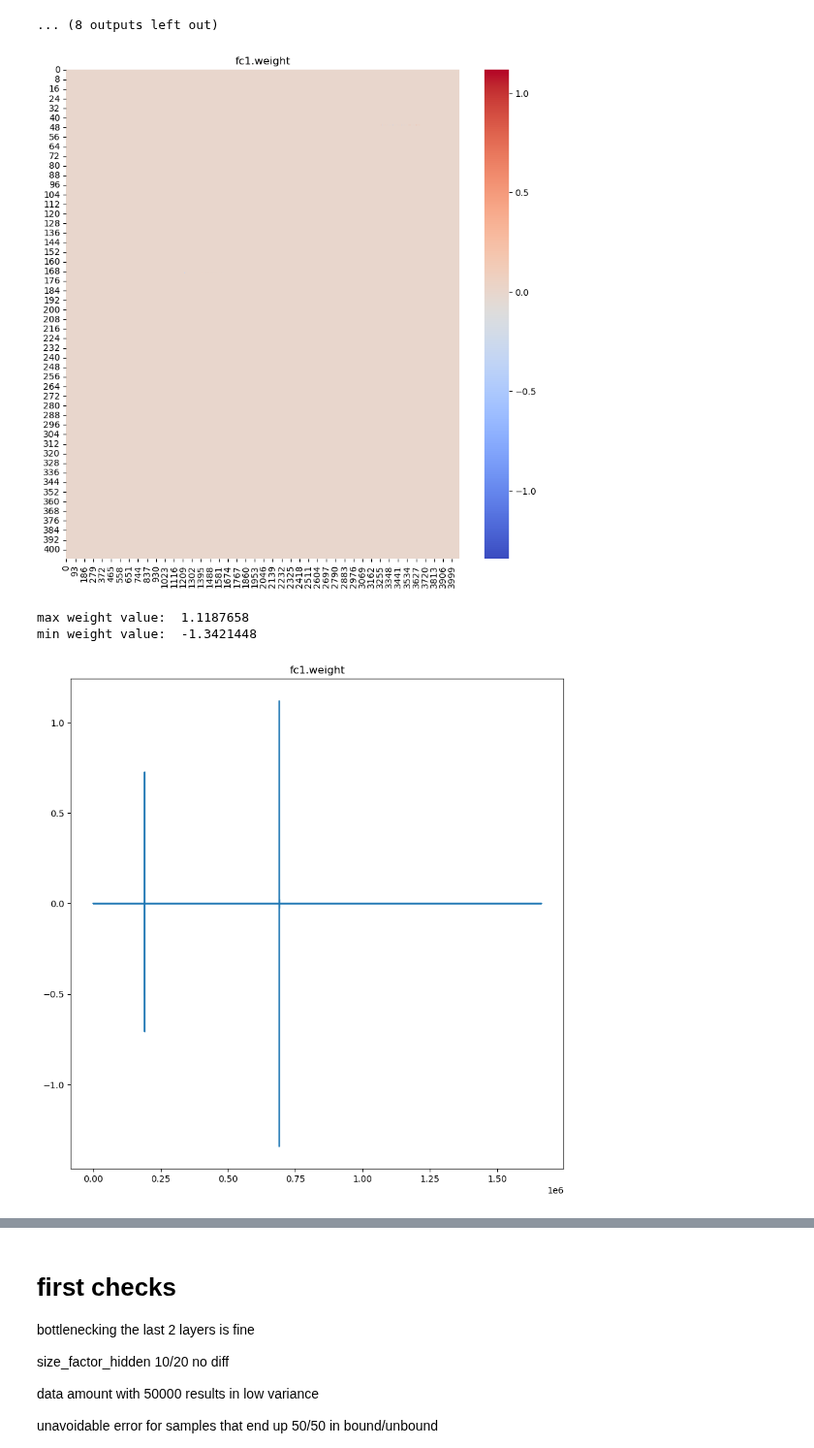
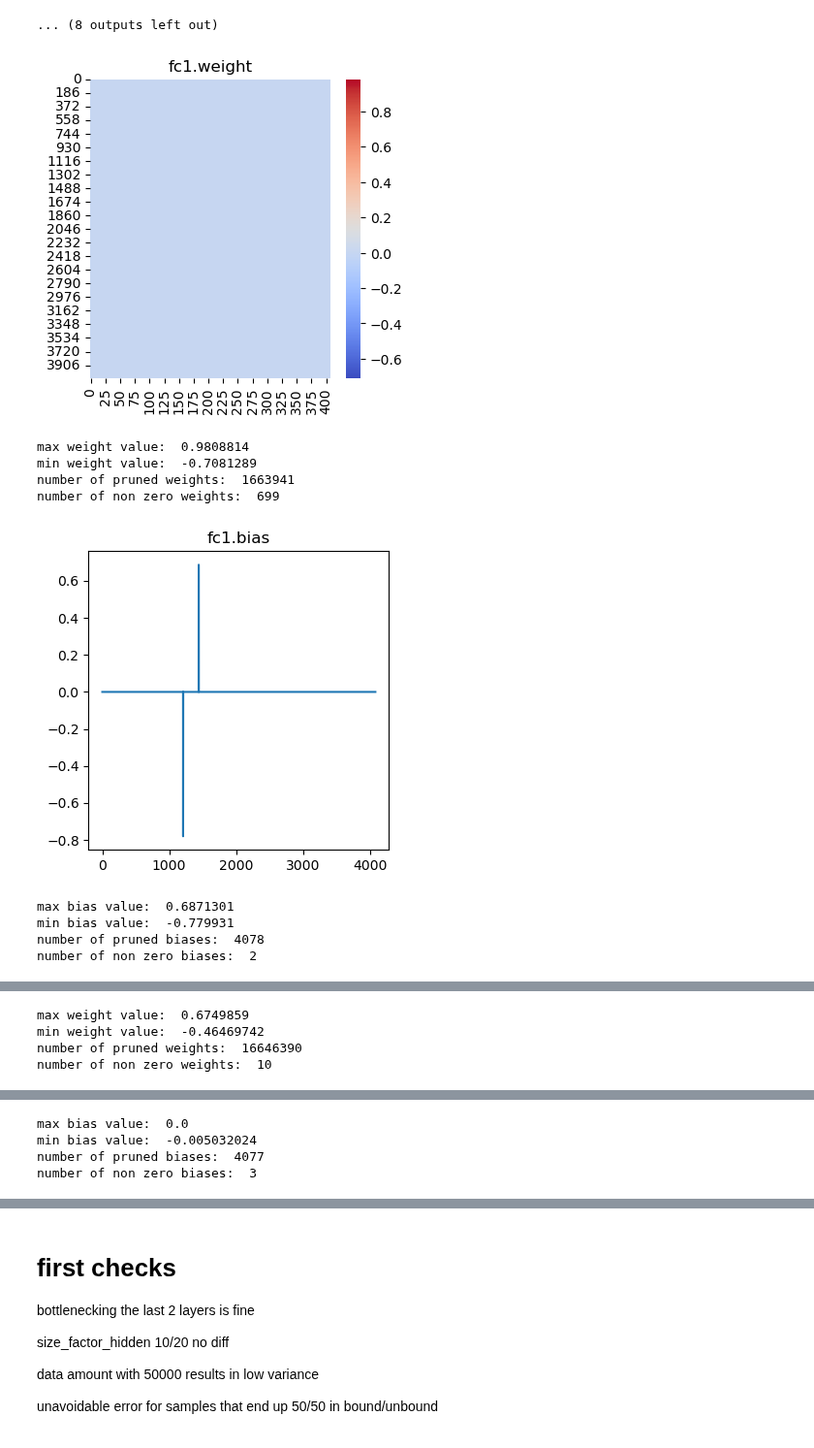
Before and after one commit to JoshuaGensel/MIME_ML, a Jupyter notebook: src/simFiles/deepModelTest.ipynb, the cells around one changed output, grey strips where cells are left out. Shown at 97% size. Saved outputs shown, nothing was run; the diff lists cells and outputs as text; code cells hidden in the pictures.

Commit message:
model pruning

```diff
--- a/src/simFiles/deepModelTest.ipynb
+++ b/src/simFiles/deepModelTest.ipynb
@@ -111,6 +111,7 @@ for epoch in range(num_epochs):
     train_loss = 0
     test_loss = 0
     model.train()
+    #train model on gpu
     for data, target in tqdm(train_loader):
         data, target = data.to(device), target.to(device)
         optimizer.zero_grad()
@@ -125,12 +126,19 @@ for epoch in range(num_epochs):
         batch_losses.append(loss.item())
     train_losses.append(train_loss/len(train_loader))
     model.eval()
+
+    #test model on gpu
     for data, target in tqdm(test_loader):
         data, target = data.to(device), target.to(device)
         output = model(data)
         loss = criterion(output, target) + lambda_l1*l1_norm
         test_loss += loss.item()
     test_losses.append(test_loss/len(test_loader))
+
+    #set all parameters close to zero to zero
+    for param in model.parameters():
+        threshold = 1e-3
+        param.data[(param.data < threshold) & (param.data > -threshold)] = 0
 # %% [output]
 Epoch 1/20
 Epoch 2/20
@@ -146,30 +154,48 @@ Epoch 11/20
 Epoch 12/20
 ... (8 outputs left out)
 # %%
+import numpy as np
 import seaborn as sns
 import matplotlib.pyplot as plt
 
-#iterate through individual weights and count weights with value 0
 for name, param in model.named_parameters():
     #if weight is not a bias
     if 'bias' not in name:
         #reshape weights to 2d array
-        weight = param.data.cpu().numpy().reshape(input_dim, -1)
+        weight = param.data.cpu().numpy().reshape(param.data.cpu().numpy().shape[0], param.data.cpu().numpy().shape[1])
         #plot heatmap of weights
-        plt.figure(figsize=(10,10))
+        plt.figure(figsize=(4,4))
         sns.heatmap(weight, cmap='coolwarm')
         plt.title(name)
         plt.show()
-        #print maximum and minimum weight value
+
         print('max weight value: ', np.max(weight))
         print('min weight value: ', np.min(weight))
-        #plot histogram of weights
-        plt.figure(figsize=(10,10))
-        sns.lineplot(weight.flatten())
+        #print('number of weights: ', weight.size)
+        print('number of pruned weights: ', np.sum(weight == 0))
+        print('number of non zero weights: ', np.sum(weight != 0))
+
+    else:
+        bias = param.data.cpu().numpy()
+        #plot histogram of biases
+        plt.figure(figsize=(4,4))
+        sns.lineplot(bias.flatten())
         plt.title(name)
         plt.show()
+
+        print('max bias value: ', np.max(bias))
+        print('min bias value: ', np.min(bias))
+        #print('number of biases: ', bias.size)
+        print('number of pruned biases: ', np.sum(bias == 0))
+        print('number of non zero biases: ', np.sum(bias != 0))
 # %% [output]
-[figure, old version]
+[figure, new version]
-max weight value:  1.1187658
-min weight value:  -1.3421448
+max weight value:  0.9808814
+min weight value:  -0.7081289
+number of pruned weights:  1663941
+number of non zero weights:  699
-[figure, old version]
+[figure, new version]
+max bias value:  0.6871301
+min bias value:  -0.779931
+number of pruned biases:  4078
+number of non zero biases:  2
@@ -178,0 +203,4 @@ min weight value:  -0.00447095
+max weight value:  0.6749859
+min weight value:  -0.46469742
+number of pruned weights:  16646390
+number of non zero weights:  10
@@ -179,0 +208,4 @@ min weight value:  -0.00447095
+max bias value:  0.0
+min bias value:  -0.005032024
+number of pruned biases:  4077
+number of non zero biases:  3
```
Also changed, not shown: parts of 10 cells of this notebook.
